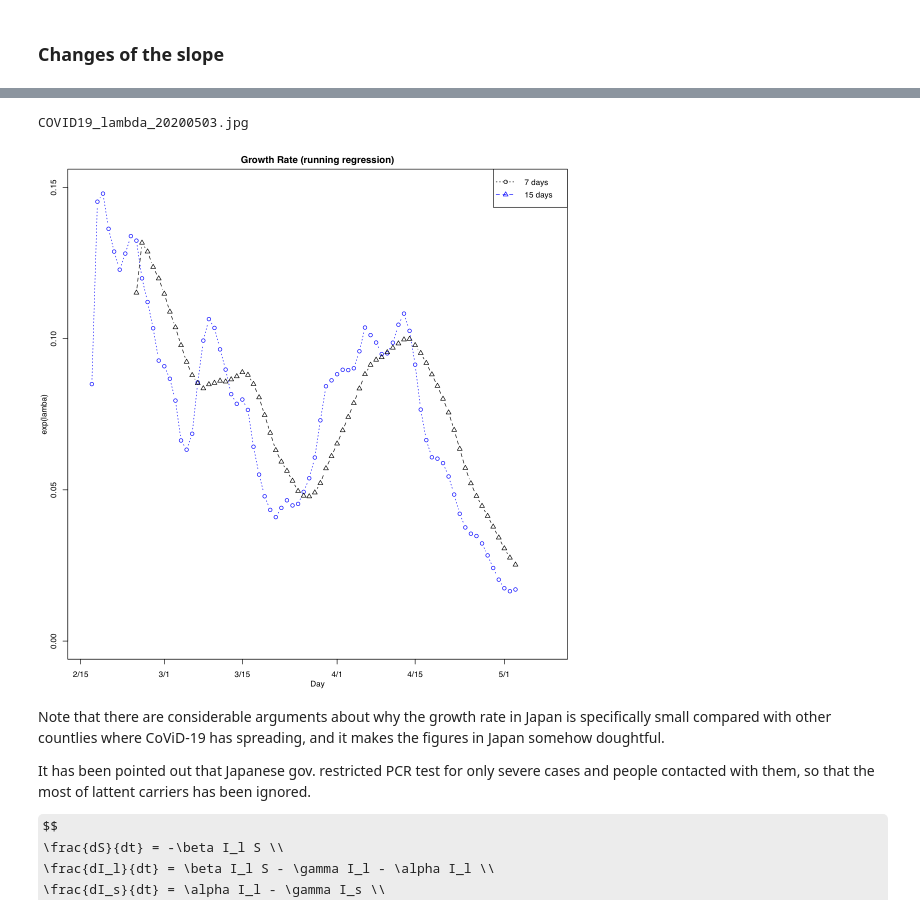
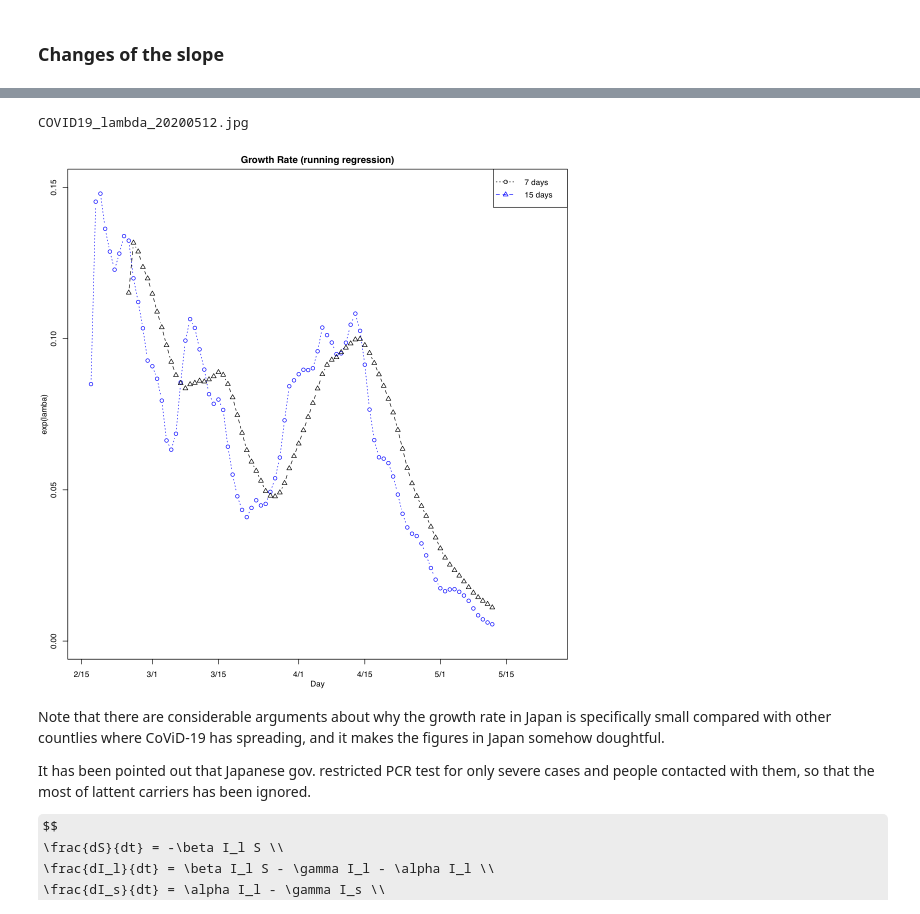
Before and after one commit to naono-git/covid19, a Jupyter notebook: covid19.ipynb, the cells around one changed output, grey strips where cells are left out. Saved outputs shown, nothing was run; the diff lists cells and outputs as text; code cells hidden in the pictures; some formulas as TeX source.

```diff
--- a/covid19.ipynb
+++ b/covid19.ipynb
@@ -296,22 +296,22 @@ tail(round(ll_exp_d15,4))
 # %%
 # We are expecting the growth become slower as it comes to saturation level.
 
 file_plot4 <- paste("COVID19_lambda",stamp,sep="_")
 
 plotFigure(function(){
-    plot(dd1[(11+6):nd],(ll_exp_d7),type="b", xlim=c(32,115),ylim=c(0,0.15),lty=3,col=4,
+    plot(dd1[(11+6):nd],(ll_exp_d7),type="b", xlim=c(32,130),ylim=c(0,0.15),lty=3,col=4,
          axes=FALSE, frame=TRUE, main="Growth Rate (running regression)", xlab="Day", ylab="exp(lamba)")
     points(dd1[(11+14):nd],(ll_exp_d15),type="b", pch=2,lty=2)
     legend("topright",legend=c("7 days","15 days"), lty=c(3,2), col=c(1,4), pch=c(1,2))
     axis(1,at=ddlabel-d0,labels=ticklabel)
     axis(2)
     abline(1,0,lty=2,col=3)
 },rx=2,dir="fig",file=file_plot4, dev=c("x11", "jpg"))
 
 # But it looks more further.
 # %% [output]
-COVID19_lambda_20200503.jpg
+COVID19_lambda_20200512.jpg
-[figure, old version]
+[figure, new version]
 # %% [markdown]
 Note that there are considerable arguments about why the growth rate in Japan is specifically small compared with other countlies where CoViD-19 has spreading, and it makes the figures in Japan somehow doughtful.
 
```
Also changed, not shown: parts of 14 cells of this notebook, 12 other files.
